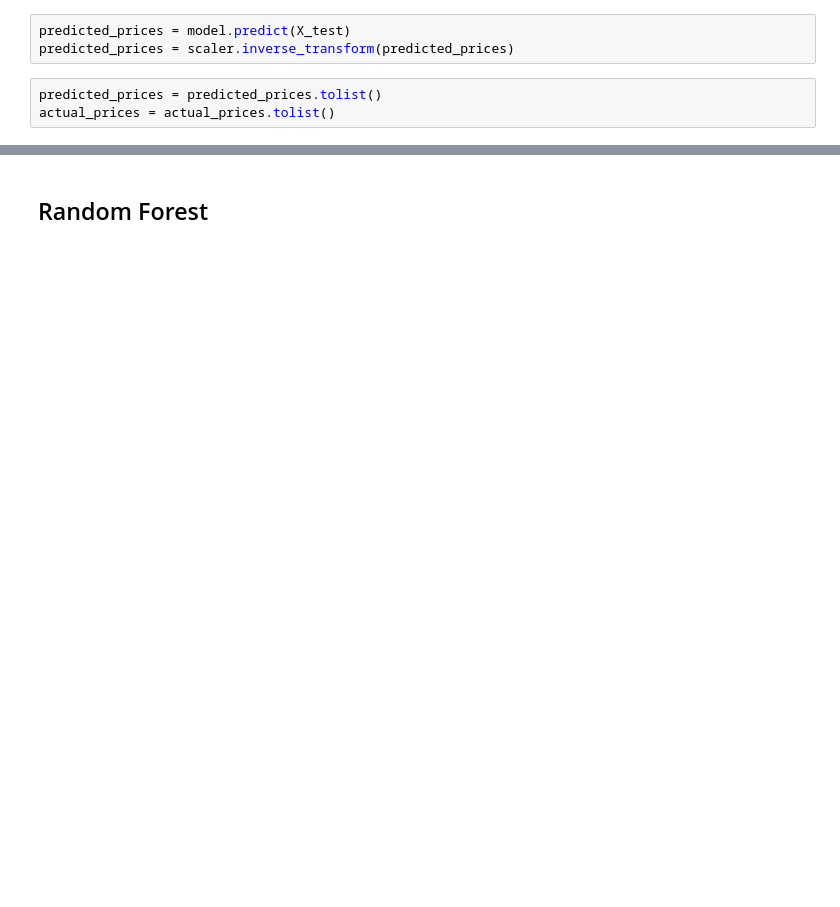
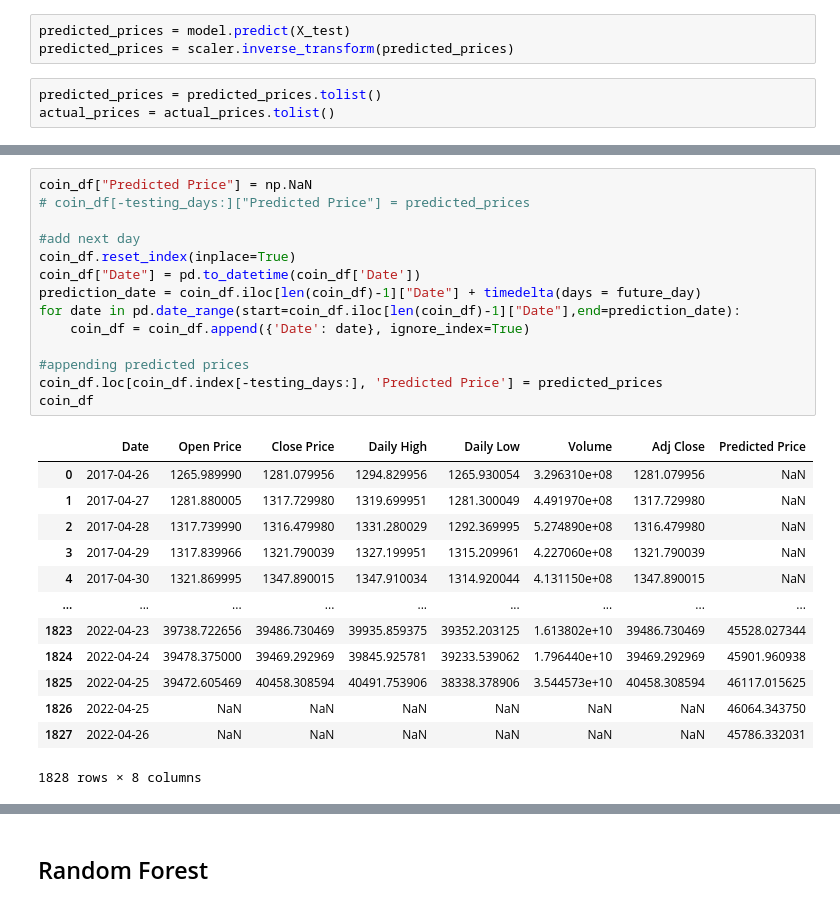
Before and after one commit to alderaemanuele/Business-Cases, a Jupyter notebook: BC4/EA,Crypto_Forecasting.ipynb, the cells around one changed output, grey strips where cells are left out. Saved outputs shown, nothing was run; the diff lists cells and outputs as text; blank space fills up the shorter version.

```diff
--- a/BC4/EA,Crypto_Forecasting.ipynb
+++ b/BC4/EA,Crypto_Forecasting.ipynb
@@ -543,0 +457,28 @@ scores
+# %%
+coin_df["Predicted Price"] = np.NaN
+# coin_df[-testing_days:]["Predicted Price"] = predicted_prices
+
+#add next day
+coin_df.reset_index(inplace=True)
+coin_df["Date"] = pd.to_datetime(coin_df['Date'])
+prediction_date = coin_df.iloc[len(coin_df)-1]["Date"] + timedelta(days = future_day)
+for date in pd.date_range(start=coin_df.iloc[len(coin_df)-1]["Date"],end=prediction_date):
+    coin_df = coin_df.append({'Date': date}, ignore_index=True)
+
+#appending predicted prices
+coin_df.loc[coin_df.index[-testing_days:], 'Predicted Price'] = predicted_prices
+coin_df
+# %% [output]
+|  | Date | Open Price | Close Price | Daily High | Daily Low | Volume | Adj Close | Predicted Price |
+| 0 | 2017-04-26 | 1265.989990 | 1281.079956 | 1294.829956 | 1265.930054 | 3.296310e+08 | 1281.079956 | NaN |
+| 1 | 2017-04-27 | 1281.880005 | 1317.729980 | 1319.699951 | 1281.300049 | 4.491970e+08 | 1317.729980 | NaN |
+| 2 | 2017-04-28 | 1317.739990 | 1316.479980 | 1331.280029 | 1292.369995 | 5.274890e+08 | 1316.479980 | NaN |
+| 3 | 2017-04-29 | 1317.839966 | 1321.790039 | 1327.199951 | 1315.209961 | 4.227060e+08 | 1321.790039 | NaN |
+| 4 | 2017-04-30 | 1321.869995 | 1347.890015 | 1347.910034 | 1314.920044 | 4.131150e+08 | 1347.890015 | NaN |
+| ... | ... | ... | ... | ... | ... | ... | ... | ... |
+| 1823 | 2022-04-23 | 39738.722656 | 39486.730469 | 39935.859375 | 39352.203125 | 1.613802e+10 | 39486.730469 | 45528.027344 |
+| 1824 | 2022-04-24 | 39478.375000 | 39469.292969 | 39845.925781 | 39233.539062 | 1.796440e+10 | 39469.292969 | 45901.960938 |
+| 1825 | 2022-04-25 | 39472.605469 | 40458.308594 | 40491.753906 | 38338.378906 | 3.544573e+10 | 40458.308594 | 46117.015625 |
+| 1826 | 2022-04-25 | NaN | NaN | NaN | NaN | NaN | NaN | 46064.343750 |
+| 1827 | 2022-04-26 | NaN | NaN | NaN | NaN | NaN | NaN | 45786.332031 |
+1828 rows × 8 columns
```
Also changed, not shown: parts of 29 cells of this notebook.
